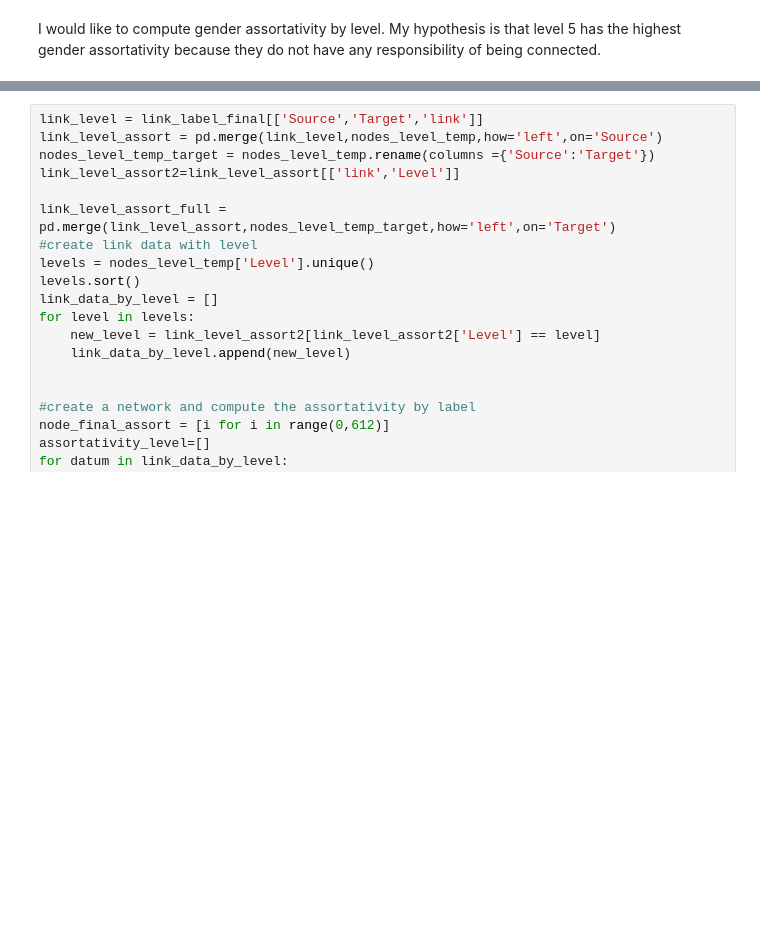
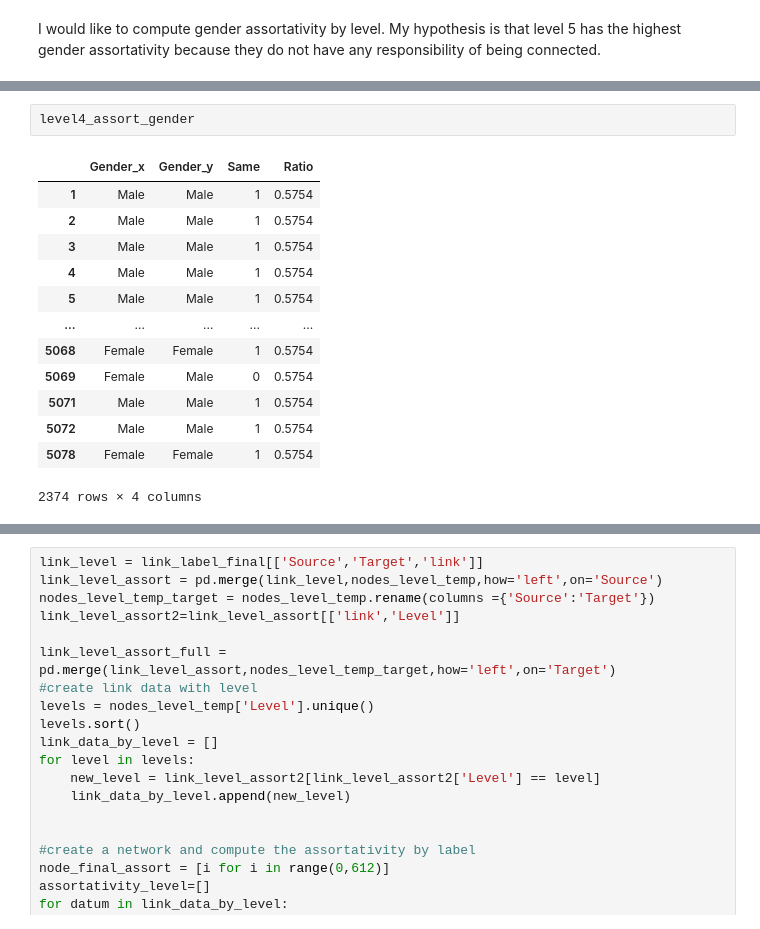
Before and after one commit to feelzoo/assortativity, a Jupyter notebook: Assortativity.ipynb, the cells around one changed output, grey strips where cells are left out. Cells and saved outputs as stored; diff of their text form; blank space fills up the shorter version.

```diff
--- a/Assortativity.ipynb
+++ b/Assortativity.ipynb
@@ -1146,0 +1195,16 @@ link_level_assort2
+# %%
+level4_assort_gender
+# %% [output]
+|  | Gender_x | Gender_y | Same | Ratio |
+| 1 | Male | Male | 1 | 0.5754 |
+| 2 | Male | Male | 1 | 0.5754 |
+| 3 | Male | Male | 1 | 0.5754 |
+| 4 | Male | Male | 1 | 0.5754 |
+| 5 | Male | Male | 1 | 0.5754 |
+| ... | ... | ... | ... | ... |
+| 5068 | Female | Female | 1 | 0.5754 |
+| 5069 | Female | Male | 0 | 0.5754 |
+| 5071 | Male | Male | 1 | 0.5754 |
+| 5072 | Male | Male | 1 | 0.5754 |
+| 5078 | Female | Female | 1 | 0.5754 |
+2374 rows × 4 columns
```
Also changed, not shown: parts of 18 cells of this notebook.
